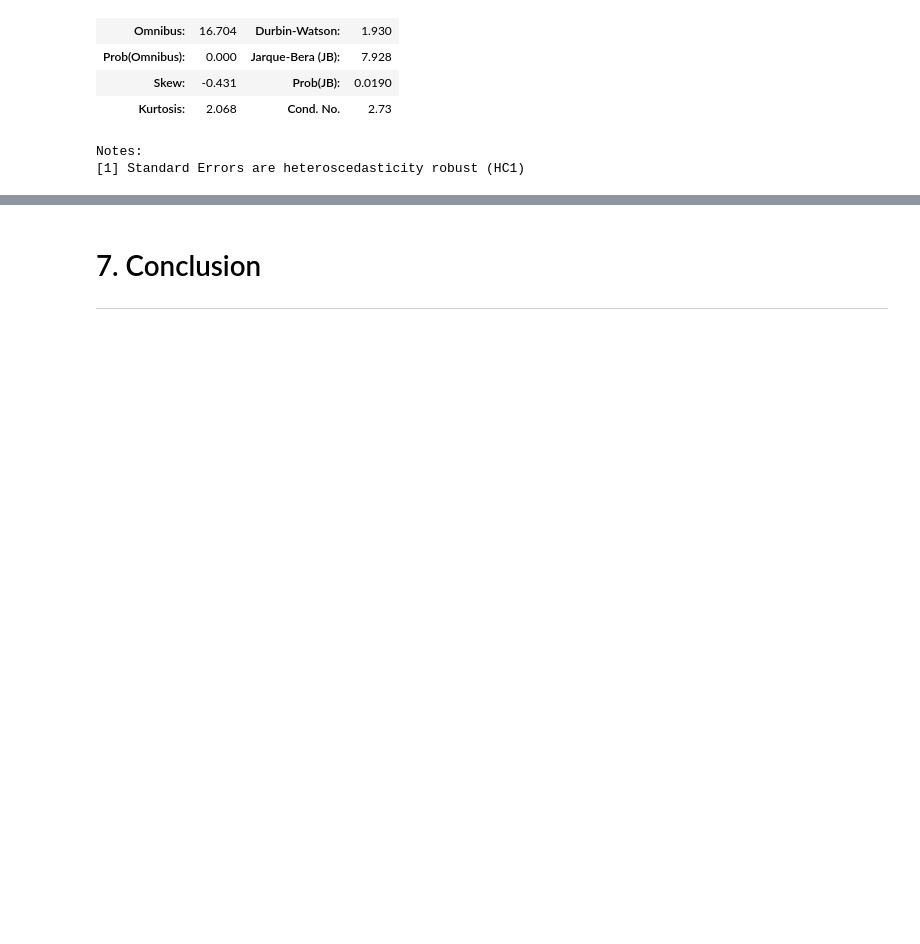
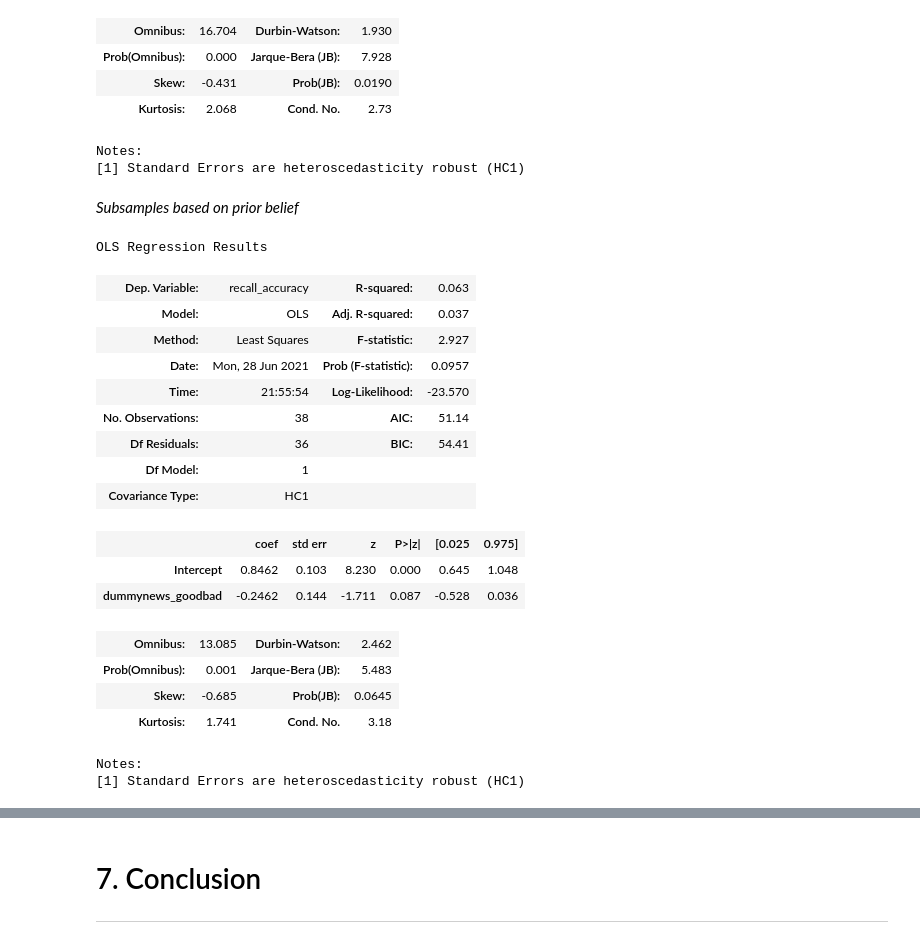
Before and after one commit to aysuavci/ose-data-science-course-project-aysuavci, a Jupyter notebook: project_notebook.ipynb, the cells around one changed output, grey strips where cells are left out. Saved outputs shown, nothing was run; the diff lists cells and outputs as text; code cells hidden in the pictures; blank space fills up the shorter version.

Commit message:
regressions and update

```diff
--- a/project_notebook.ipynb
+++ b/project_notebook.ipynb
@@ -1085,3 +1085,34 @@ rslt.summary()
 model_ols = smf.ols(formula="recall_accuracy ~ dummynews_goodbad + rank + beliefadjustment_bayes_norm", data=df)
 rslt = model_ols.fit(cov_type='HC1')
 rslt.summary()
+# %% [markdown]
+*Subsamples based on prior belief*
+# %%
+#subsamples for conditional regression
+prio_smaller_50 = df[df["prior_median"] < 50]
+prio_smaller_60 = df[df["prior_median"] < 60]
+# %%
+prio_smaller_50 = pd.DataFrame({"recall_accuracy": prio_smaller_50['recall_accuracy'], "dummynews_goodbad": prio_smaller_50['dummynews_goodbad'], "rank": prio_smaller_50['rank']})
+model_ols = smf.ols(formula="recall_accuracy ~ dummynews_goodbad", data=prio_smaller_50)
+rslt = model_ols.fit(cov_type='HC1')
+rslt.summary()
+# %% [output]
+OLS Regression Results
+| Dep. Variable: | recall_accuracy | R-squared: | 0.063 |
+| Model: | OLS | Adj. R-squared: | 0.037 |
+| Method: | Least Squares | F-statistic: | 2.927 |
+| Date: | Mon, 28 Jun 2021 | Prob (F-statistic): | 0.0957 |
+| Time: | 21:55:54 | Log-Likelihood: | -23.570 |
+| No. Observations: | 38 | AIC: | 51.14 |
+| Df Residuals: | 36 | BIC: | 54.41 |
+| Df Model: | 1 |  |  |
+| Covariance Type: | HC1 |  |  |
+|  | coef | std err | z | P>|z| | [0.025 | 0.975] |
+| Intercept | 0.8462 | 0.103 | 8.230 | 0.000 | 0.645 | 1.048 |
+| dummynews_goodbad | -0.2462 | 0.144 | -1.711 | 0.087 | -0.528 | 0.036 |
+| Omnibus: | 13.085 | Durbin-Watson: | 2.462 |
+| Prob(Omnibus): | 0.001 | Jarque-Bera (JB): | 5.483 |
+| Skew: | -0.685 | Prob(JB): | 0.0645 |
+| Kurtosis: | 1.741 | Cond. No. | 3.18 |
+Notes:
+[1] Standard Errors are heteroscedasticity robust (HC1)
```
Also changed, not shown: parts of 4 cells of this notebook.
